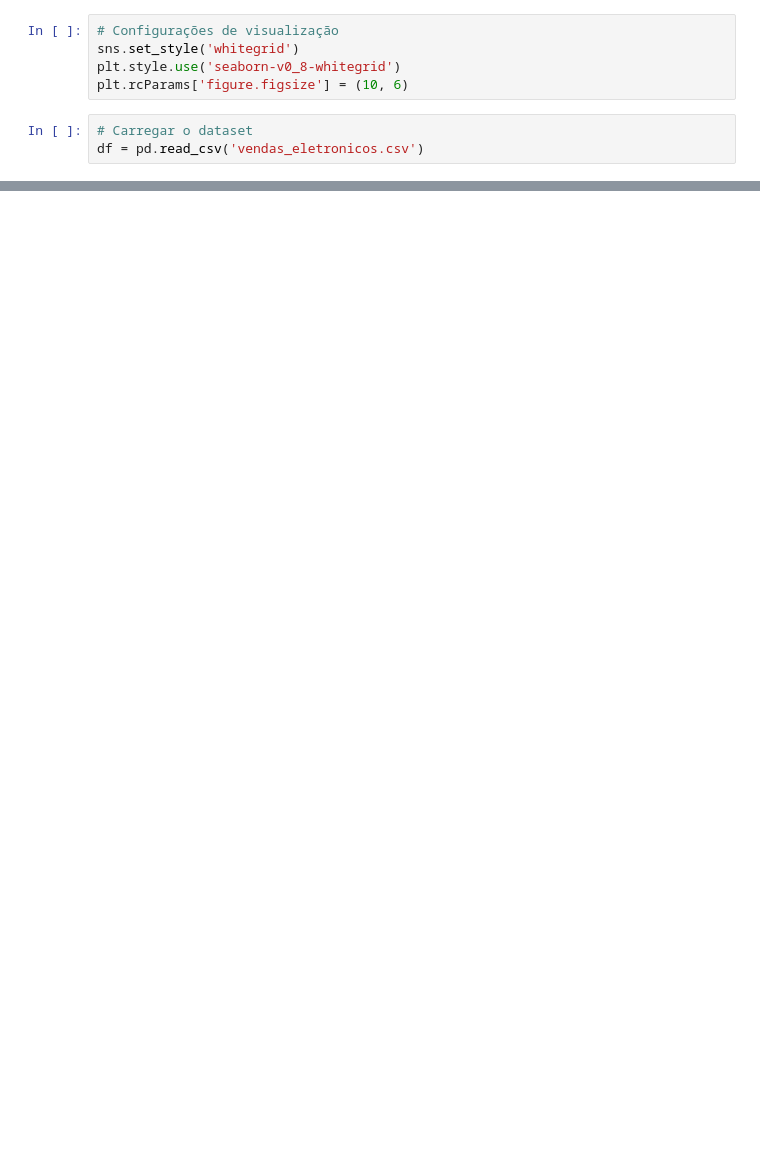
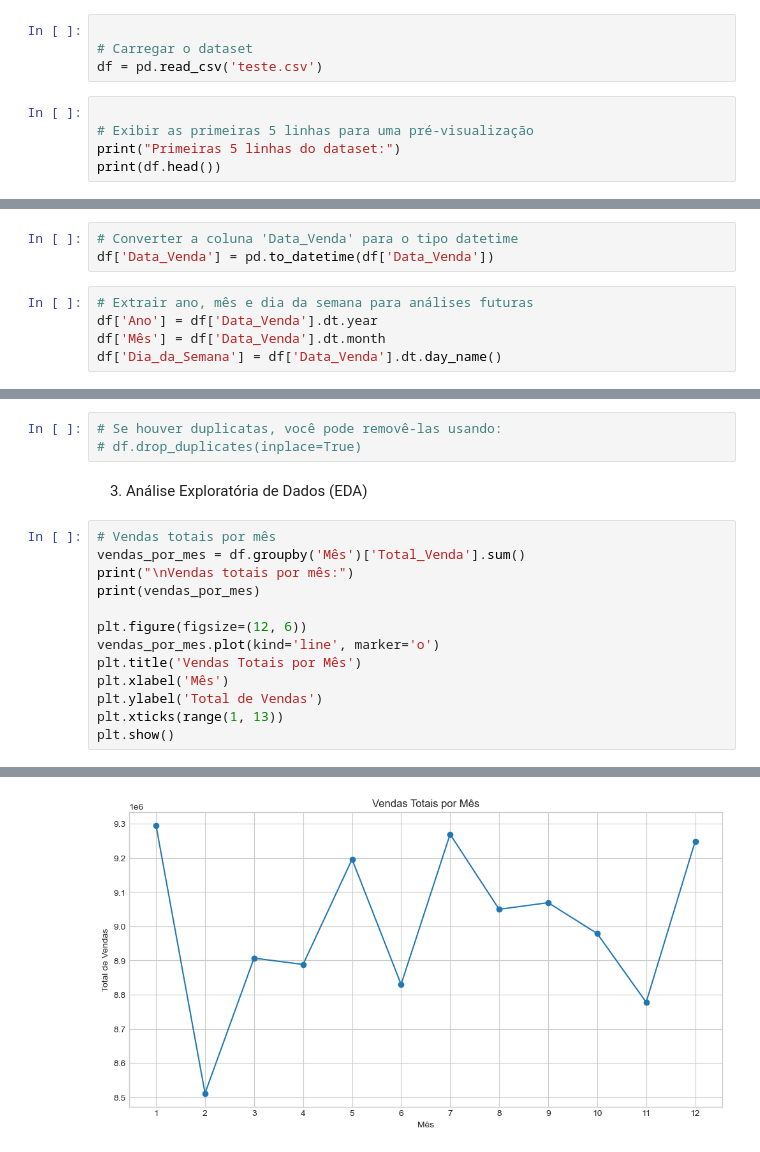
Before and after one commit to pauloavm/Streamlit_academy, a Jupyter notebook: faker_lib/analise_vendas.ipynb, the cells around one changed output, grey strips where cells are left out. Cells and saved outputs as stored; diff of their text form; blank space fills up the shorter version.

```diff
--- a/faker_lib/analise_vendas.ipynb
+++ b/faker_lib/analise_vendas.ipynb
@@ -7,8 +8,9 @@ import seaborn as sns
 # %%
-# Configurações de visualização
-sns.set_style('whitegrid')
-plt.style.use('seaborn-v0_8-whitegrid')
-plt.rcParams['figure.figsize'] = (10, 6)
+
+# Carregar o dataset
+df = pd.read_csv('teste.csv')
 # %%
-# Carregar o dataset
-df = pd.read_csv('vendas_eletronicos.csv')
+
+# Exibir as primeiras 5 linhas para uma pré-visualização
+print("Primeiras 5 linhas do dataset:")
+print(df.head())
@@ -61,0 +63,8 @@ None
+# %%
+# Converter a coluna 'Data_Venda' para o tipo datetime
+df['Data_Venda'] = pd.to_datetime(df['Data_Venda'])
+# %%
+# Extrair ano, mês e dia da semana para análises futuras
+df['Ano'] = df['Data_Venda'].dt.year
+df['Mês'] = df['Data_Venda'].dt.month
+df['Dia_da_Semana'] = df['Data_Venda'].dt.day_name()
@@ -61,0 +99,19 @@ None
+# %%
+# Se houver duplicatas, você pode removê-las usando:
+# df.drop_duplicates(inplace=True)
+# %% [markdown]
+3. Análise Exploratória de Dados (EDA)
+# %%
+# Vendas totais por mês
+vendas_por_mes = df.groupby('Mês')['Total_Venda'].sum()
+print("\nVendas totais por mês:")
+print(vendas_por_mes)
+
+plt.figure(figsize=(12, 6))
+vendas_por_mes.plot(kind='line', marker='o')
+plt.title('Vendas Totais por Mês')
+plt.xlabel('Mês')
+plt.ylabel('Total de Vendas')
+plt.xticks(range(1, 13))
+plt.show()
+# %% [output]
@@ -61,0 +133 @@ None
+[figure, added]
```
Also changed, not shown: parts of 9 cells of this notebook.
